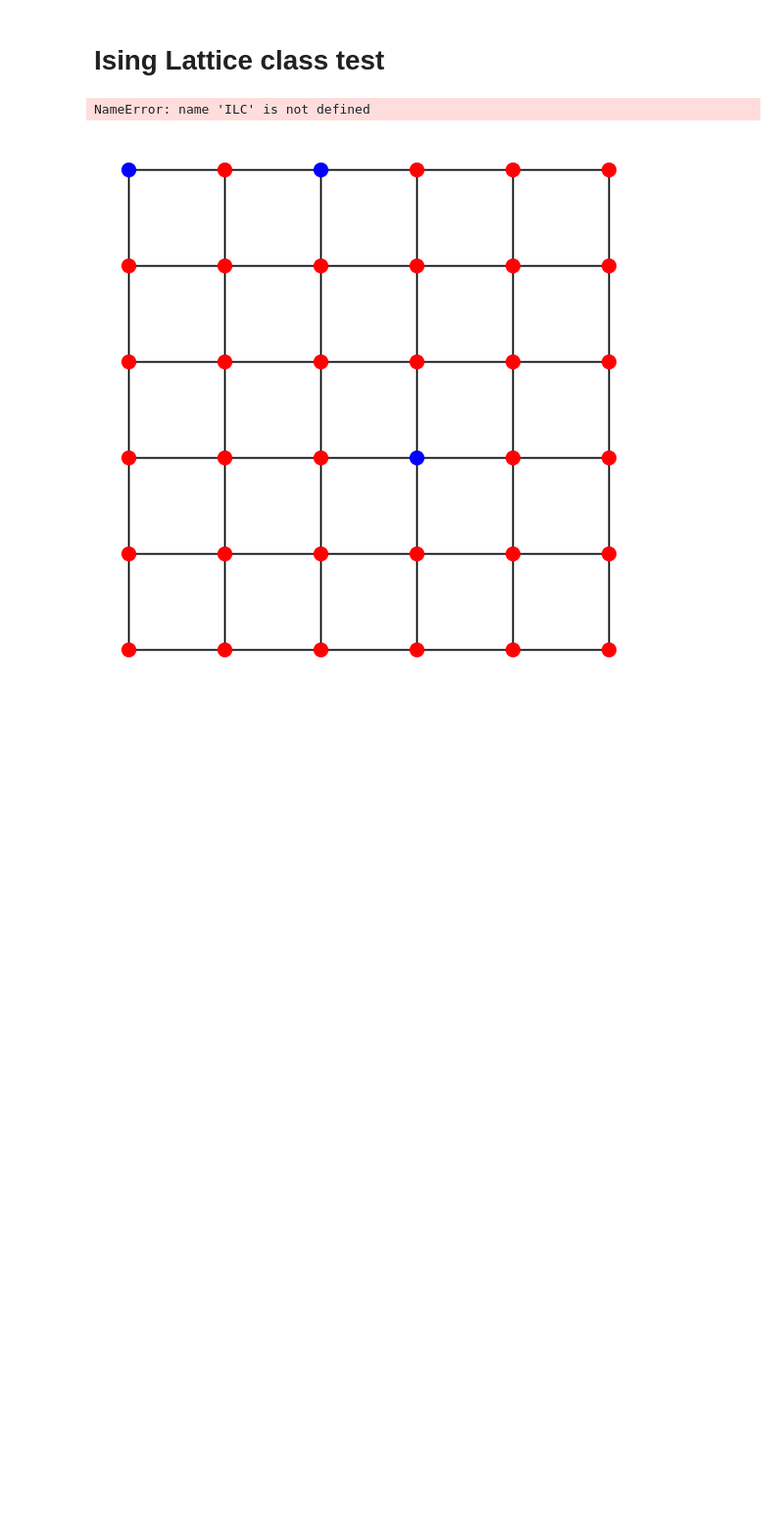
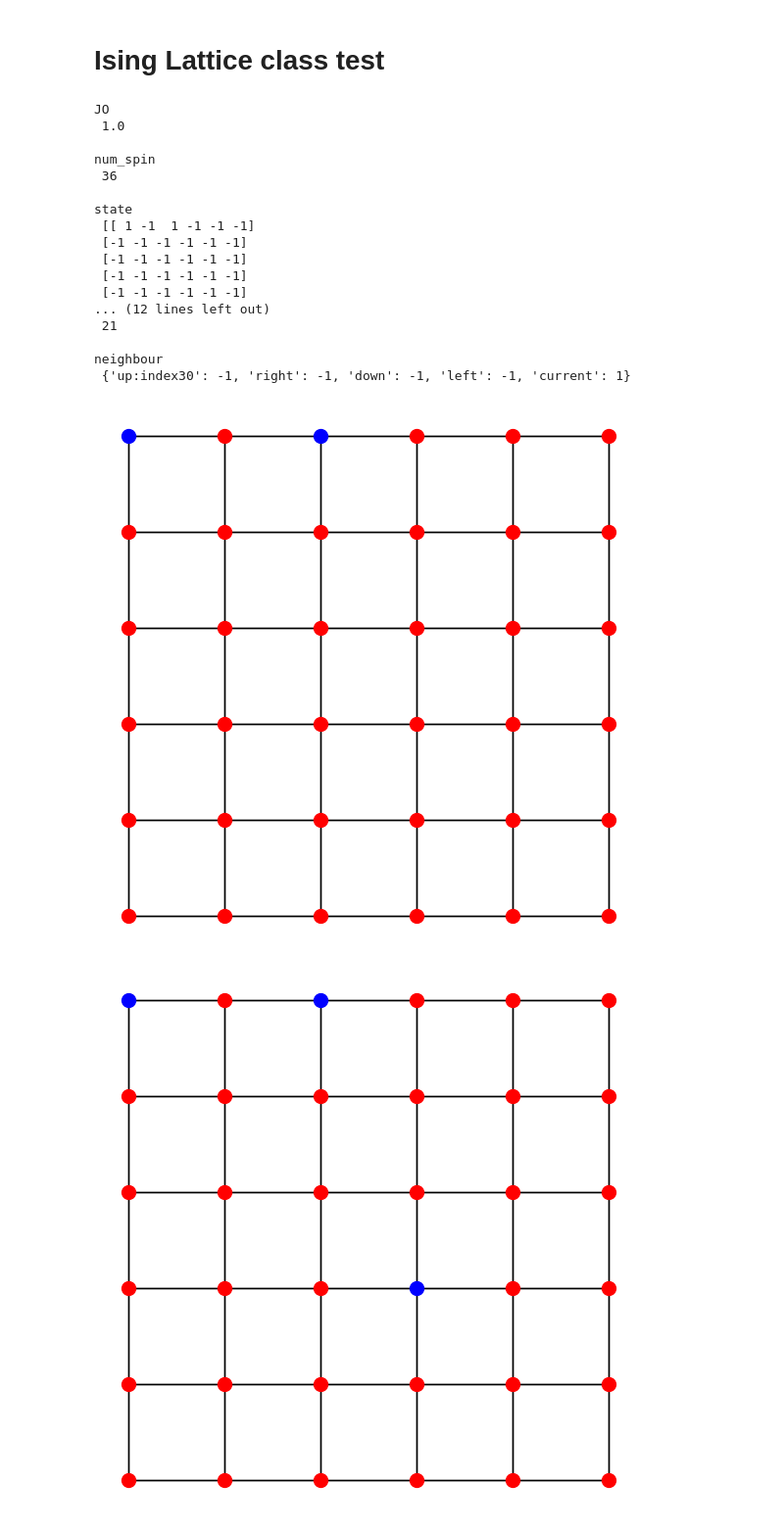
Before and after one commit to AmAmIyA-Q/CP2024_code, a Jupyter notebook: IsingLattice/3-ResultCheck.ipynb, the cells around one changed output. Shown: that part at 98% size. Saved outputs shown, nothing was run; the diff lists cells and outputs as text; code cells hidden in the pictures; blank space fills up the shorter version.

```diff
--- a/IsingLattice/3-ResultCheck.ipynb
+++ b/IsingLattice/3-ResultCheck.ipynb
@@ -92,29 +92,46 @@ Rasa,Rasa SemiBold
 # %%
 # Example usage:
 
 rows = 6
 cols = 6
-system = ILC.IsingLattice(rows, cols)
+system = ilc.IsingLattice(rows, cols)
 
 configurations = 5
 system.set_spin_configuration(configurations)
 
 # constant
 print('JO\n', system.JO())
 print('\nnum_spin\n', system.num_spins())
 print('\nstate\n', system.get_spin_state_all())
 print('\nmaxrep_spin\n', system.maxrep_stateQ())
 
 # property
 print('\nenergy\n', system.calculate_total_energy())
 print('\nmagnetization\n', system.calculate_total_magnetization())
 
 # choose one
 print('\nindex\n',system.get_index(3,3))
 print('\nneighbour\n', system.get_neighbours(0, 0))
 system.get_picture_of_spin('try1')
 # %% [output]
-NameError: name 'ILC' is not defined
+JO
+ 1.0
+
+num_spin
+ 36
+
+state
+ [[ 1 -1  1 -1 -1 -1]
+ [-1 -1 -1 -1 -1 -1]
+ [-1 -1 -1 -1 -1 -1]
+ [-1 -1 -1 -1 -1 -1]
+ [-1 -1 -1 -1 -1 -1]
+... (12 lines left out)
+ 21
+
+neighbour
+ {'up:index30': -1, 'right': -1, 'down': -1, 'left': -1, 'current': 1}
+[figure, added]
 # %%
 system.set_up_spin(3,3)
 system.get_picture_of_spin('try2')
```
Also changed, not shown: 8 other files.
